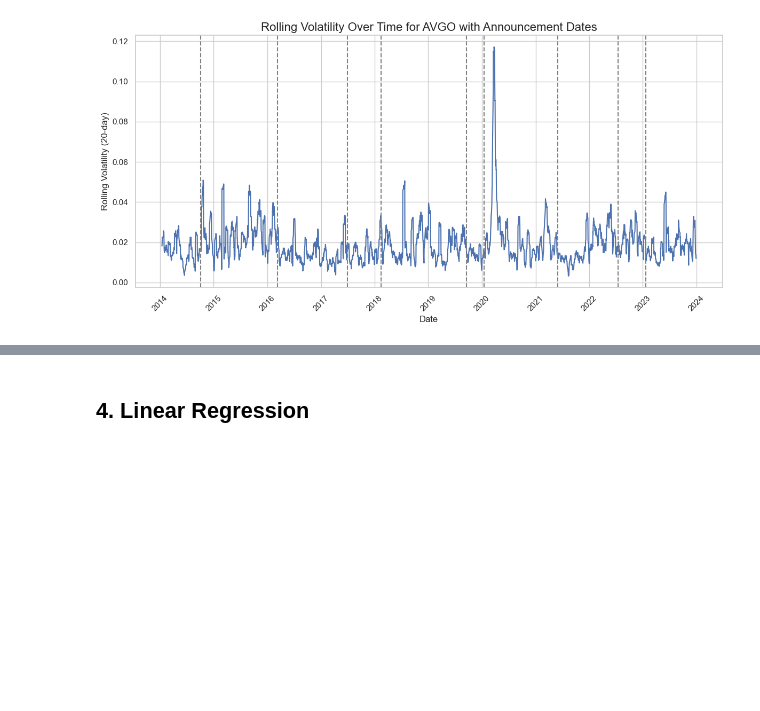
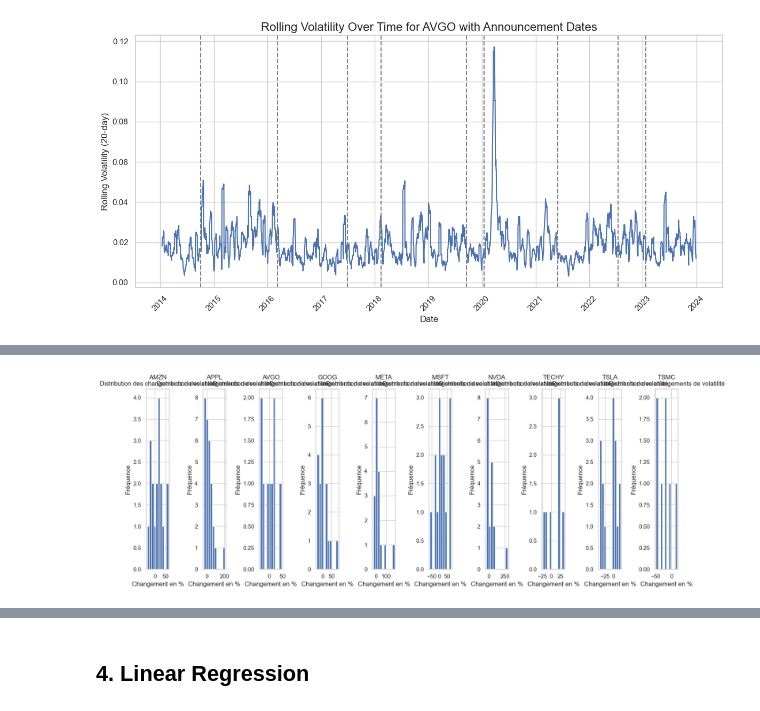
Before and after one commit to Nicodu21/DTFF-project, a Jupyter notebook: code/notebook/DTFF_project.ipynb, the cells around one changed output, grey strips where cells are left out. Drawn from its saved outputs; the diff is of its cells as text; code cells hidden in the pictures; blank space fills up the shorter version.

Commit message:
add new analyses

```diff
--- a/code/notebook/DTFF_project.ipynb
+++ b/code/notebook/DTFF_project.ipynb
@@ -346,0 +415,86 @@ plt.show()
+# %%
+# 1. Calculer la volatilité moyenne avant et après les annonces
+def analyze_announcement_impact(df, company, window_days=10):
+    # Filtrer les données pour l'entreprise
+    company_data = df[df['Name'] == company].copy()
+
+    # Pour chaque annonce
+    announcement_impacts = []
+    for _, row in company_data[company_data['Announcement'].notna()].iterrows():
+        announcement_date = row['Date']
+
+        # Définir les périodes avant/après
+        before_period = (announcement_date - pd.Timedelta(days=window_days), announcement_date)
+        after_period = (announcement_date, announcement_date + pd.Timedelta(days=window_days))
+
+        # Calculer les volatilités moyennes
+        volatility_before = company_data[
+            (company_data['Date'] >= before_period[0]) &
+            (company_data['Date'] < before_period[1])
+        ]['Rolling_Volatility'].mean()
+
+        volatility_after = company_data[
+            (company_data['Date'] >= after_period[0]) &
+            (company_data['Date'] <= after_period[1])
+        ]['Rolling_Volatility'].mean()
+
+        # Calculer le changement en pourcentage
+        pct_change = ((volatility_after - volatility_before) / volatility_before) * 100
+
+        announcement_impacts.append({
+            'Date': announcement_date,
+            'Announcement': row['Announcement'],
+            'Volatility_Before': volatility_before,
+            'Volatility_After': volatility_after,
+            'Percent_Change': pct_change
+        })
+
+    return pd.DataFrame(announcement_impacts)
+
+# Analyser chaque entreprise
+companies = df['Name'].unique()
+all_results = {}
+
+for company in companies:
+    results = analyze_announcement_impact(df, company)
+    all_results[company] = results
+
+    print(f"\nRésultats pour {company}:")
+    print(f"Nombre d'annonces: {len(results)}")
+    print(f"Changement moyen de volatilité: {results['Percent_Change'].mean():.2f}%")
+    print("\nDétail des annonces avec le plus grand impact:")
+    print(results.nlargest(3, 'Percent_Change')[['Date', 'Announcement', 'Percent_Change']])
+
+# 2. Test statistique pour vérifier si la différence est significative
+from scipy import stats
+
+def statistical_test(company_results):
+    before_vals = company_results['Volatility_Before']
+    after_vals = company_results['Volatility_After']
+
+    # Test t apparié
+    t_stat, p_value = stats.ttest_rel(before_vals, after_vals)
+    return t_stat, p_value
+
+# Effectuer le test pour chaque entreprise
+print("\nTests statistiques:")
+for company in companies:
+    t_stat, p_value = statistical_test(all_results[company])
+    print(f"\n{company}:")
+    print(f"t-statistic: {t_stat:.4f}")
+    print(f"p-value: {p_value:.4f}")
+    print(f"Significatif à 5%: {'Oui' if p_value < 0.05 else 'Non'}")
+
+# 3. Visualisation de la distribution des changements
+plt.figure(figsize=(15, 6))
+for i, company in enumerate(companies):
+    plt.subplot(1, len(companies), i+1)
+    results = all_results[company]
+    plt.hist(results['Percent_Change'], bins=10)
+    plt.title(f'{company}\nDistribution des changements de volatilité')
+    plt.xlabel('Changement en %')
+    plt.ylabel('Fréquence')
+
+plt.tight_layout()
+plt.show()
+# %% [output]
@@ -346,0 +518 @@ plt.show()
+[figure, added]
```
Also changed, not shown: parts of 10 cells of this notebook.
